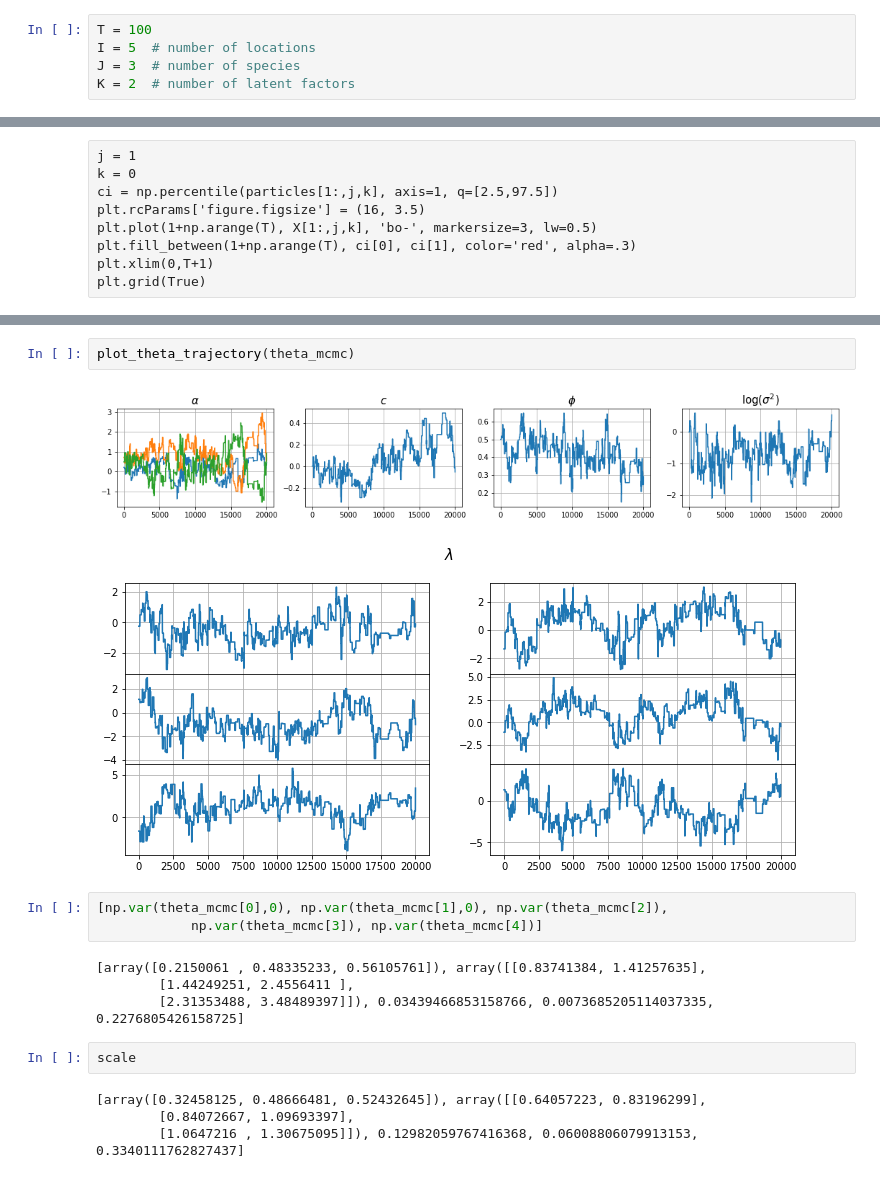
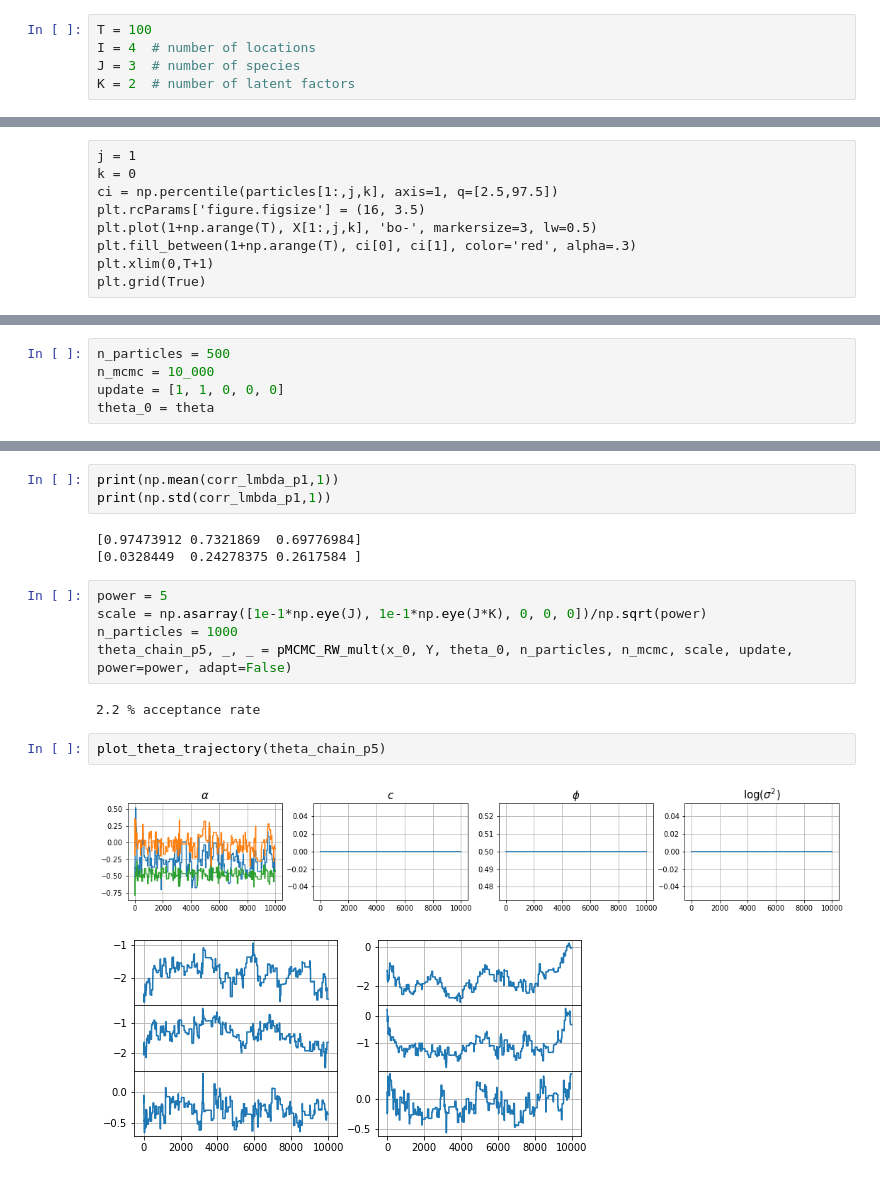
Before and after one commit to deborsheesen/DC-BATS-deborshee, a Jupyter notebook: ecology/RW-MH.ipynb, the cells around one changed output, grey strips where cells are left out. Drawn from its saved outputs; the diff is of its cells as text.

```diff
--- a/ecology/RW-MH.ipynb
+++ b/ecology/RW-MH.ipynb
@@ -33,6 +33,6 @@ from tqdm import trange
 from ecology_functions import *
 # %%
 T = 100
-I = 5  # number of locations
+I = 4  # number of locations
 J = 3  # number of species
 K = 2  # number of latent factors
@@ -89,0 +88,5 @@ theta_chain, scale, accept_probs = pMCMC_rw(x_0, Y, theta_0, n_particles, n_mcmc
+# %%
+n_particles = 500
+n_mcmc = 10_000
+update = [1, 1, 0, 0, 0]
+theta_0 = theta
@@ -117,18 +110,18 @@ theta_mcmc, scale, _ = pMCMC_rw(x_0, Y, theta_0, n_particles, n_mcmc, scale=scal
+# %%
+print(np.mean(corr_lmbda_p1,1))
+print(np.std(corr_lmbda_p1,1))
+# %% [output]
+[0.97473912 0.7321869  0.69776984]
+[0.0328449  0.24278375 0.2617584 ]
+# %%
+power = 5
+scale = np.asarray([1e-1*np.eye(J), 1e-1*np.eye(J*K), 0, 0, 0])/np.sqrt(power)
+n_particles = 1000
+theta_chain_p5, _, _ = pMCMC_RW_mult(x_0, Y, theta_0, n_particles, n_mcmc, scale, update, power=power, adapt=False)
+# %% [output]
+2.2 % acceptance rate
 # %%
-plot_theta_trajectory(theta_mcmc)
+plot_theta_trajectory(theta_chain_p5)
 # %% [output]
-[figure, old version]
+[figure, new version]
-[figure, old version]
+[figure, new version]
-# %%
-[np.var(theta_mcmc[0],0), np.var(theta_mcmc[1],0), np.var(theta_mcmc[2]),
-            np.var(theta_mcmc[3]), np.var(theta_mcmc[4])]
-# %% [output]
-[array([0.2150061 , 0.48335233, 0.56105761]), array([[0.83741384, 1.41257635],
-        [1.44249251, 2.4556411 ],
-        [2.31353488, 3.48489397]]), 0.03439466853158766, 0.0073685205114037335, 0.2276805426158725]
-# %%
-scale
-# %% [output]
-[array([0.32458125, 0.48666481, 0.52432645]), array([[0.64057223, 0.83196299],
-        [0.84072667, 1.09693397],
-        [1.0647216 , 1.30675095]]), 0.12982059767416368, 0.06008806079913153, 0.3340111762827437]
```
Also changed, not shown: parts of 24 cells of this notebook, 26 other files.
